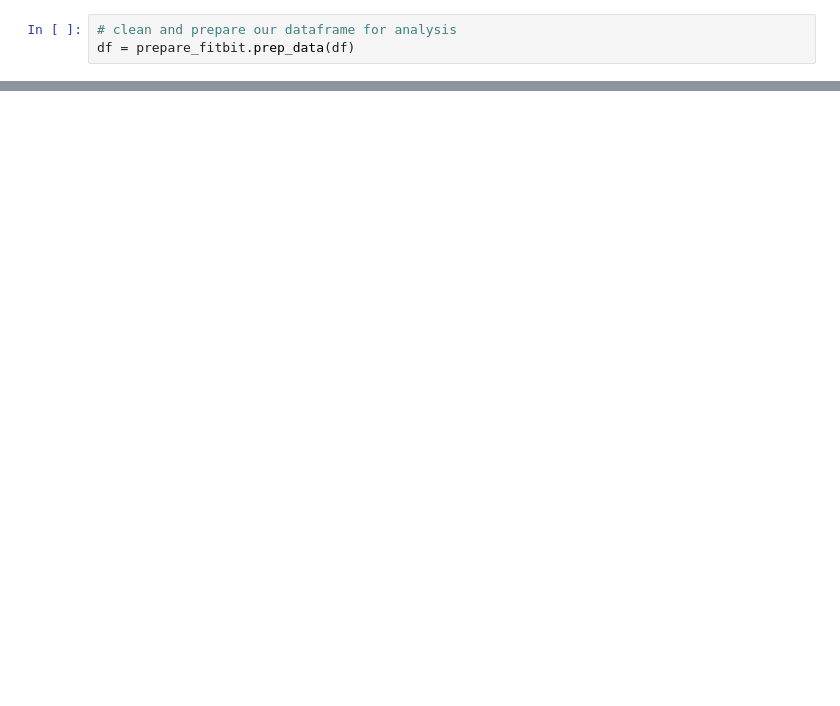
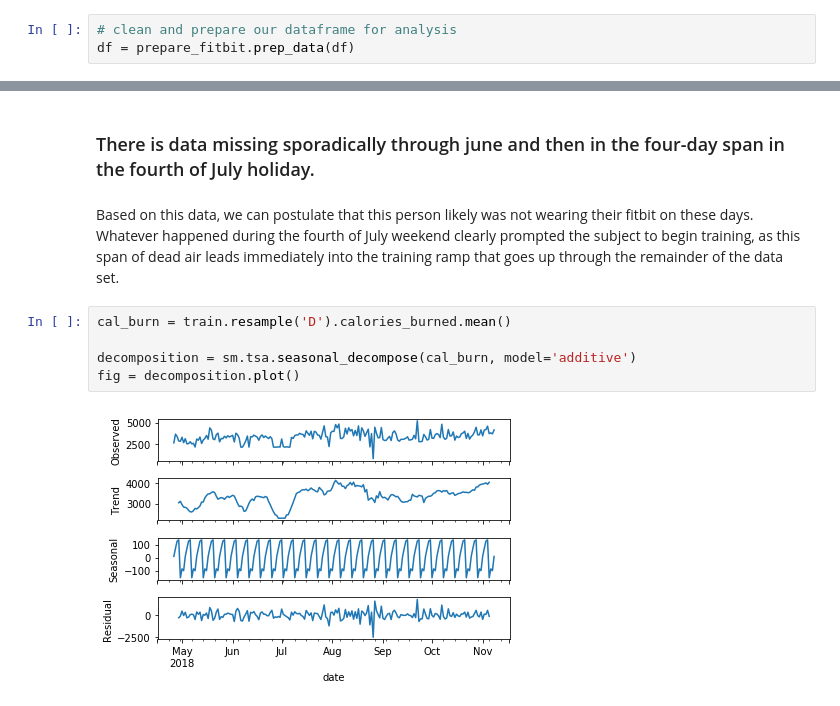
Before and after one commit to tsa-project-steven-matt/tsa_project, a Jupyter notebook: clean_draft_msc.ipynb, the cells around one changed output, grey strips where cells are left out. Drawn from its saved outputs; the diff is of its cells as text; blank space fills up the shorter version.

```diff
--- a/clean_draft_msc.ipynb
+++ b/clean_draft_msc.ipynb
@@ -50,0 +246,11 @@ df = prepare_fitbit.prep_data(df)
+# %% [markdown]
+### There is data missing sporadically through june and then in the four-day span in the fourth of July holiday.
+# %% [markdown]
+Based on this data, we can postulate that this person likely was not wearing their fitbit on these days.  Whatever happened during the fourth of July weekend clearly prompted the subject to begin training, as this span of dead air leads immediately into the training ramp that goes up through the remainder of the data set.
+# %%
+cal_burn = train.resample('D').calories_burned.mean()
+
+decomposition = sm.tsa.seasonal_decompose(cal_burn, model='additive')
+fig = decomposition.plot()
+# %% [output]
+[figure, added]
```
Also changed, not shown: parts of 45 cells of this notebook.
